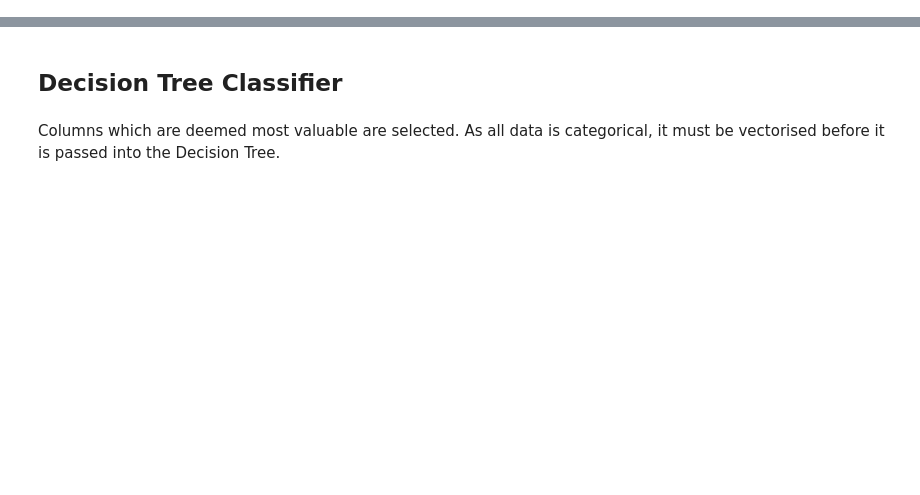
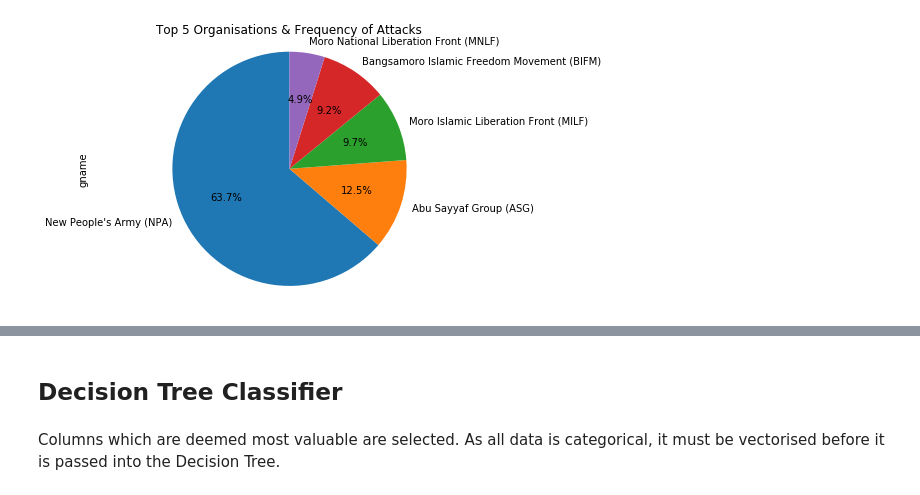
Before and after one commit to Gary-OB/Big-Data---Terrorismds, a Jupyter notebook: Predictive Modeling of Terrorism Perpetrators.ipynb, the cells around one changed output, grey strips where cells are left out. Saved outputs shown, nothing was run; the diff lists cells and outputs as text; code cells hidden in the pictures; blank space fills up the shorter version.

```diff
--- a/Predictive Modeling of Terrorism Perpetrators.ipynb
+++ b/Predictive Modeling of Terrorism Perpetrators.ipynb
@@ -261,0 +41,8 @@ class_group.plot(kind='bar', grid=False)
+# %%
+#remove rows with unknown values
+cleaned_data = subdata[(subdata["country_txt"]=="Philippines") & (subdata["attacktype1_txt"]!="Unknown")
+                       & (subdata["weaptype1_txt"]!="Unknown") & (subdata["targtype1_txt"]!="Unknown")
+                       & (subdata["gname"]!="Unknown") & (subdata["natlty1_txt"]!="Unknown")
+                       & (subdata["targsubtype1_txt"]!="Unknown") ]
+
+cleaned_data.head(15)
@@ -261,0 +130,19 @@ class_group.plot(kind='bar', grid=False)
+# %%
+import matplotlib.pyplot as plt
+%matplotlib inline
+
+#only use first 5 values
+listOfGroups = listOfGroups[:5]
+
+listOfGroups.plot.pie(x="y".index,
+               shadow=False,   # exploding 'Friday'
+               startangle=90,
+               autopct='%1.1f%%')
+
+plt.axis('equal')
+plt.tight_layout()
+
+plt.title("Top 5 Organisations & Frequency of Attacks")
+plt.show()
+# %% [output]
+[figure, added]
```
Also changed, not shown: parts of 53 cells of this notebook.
